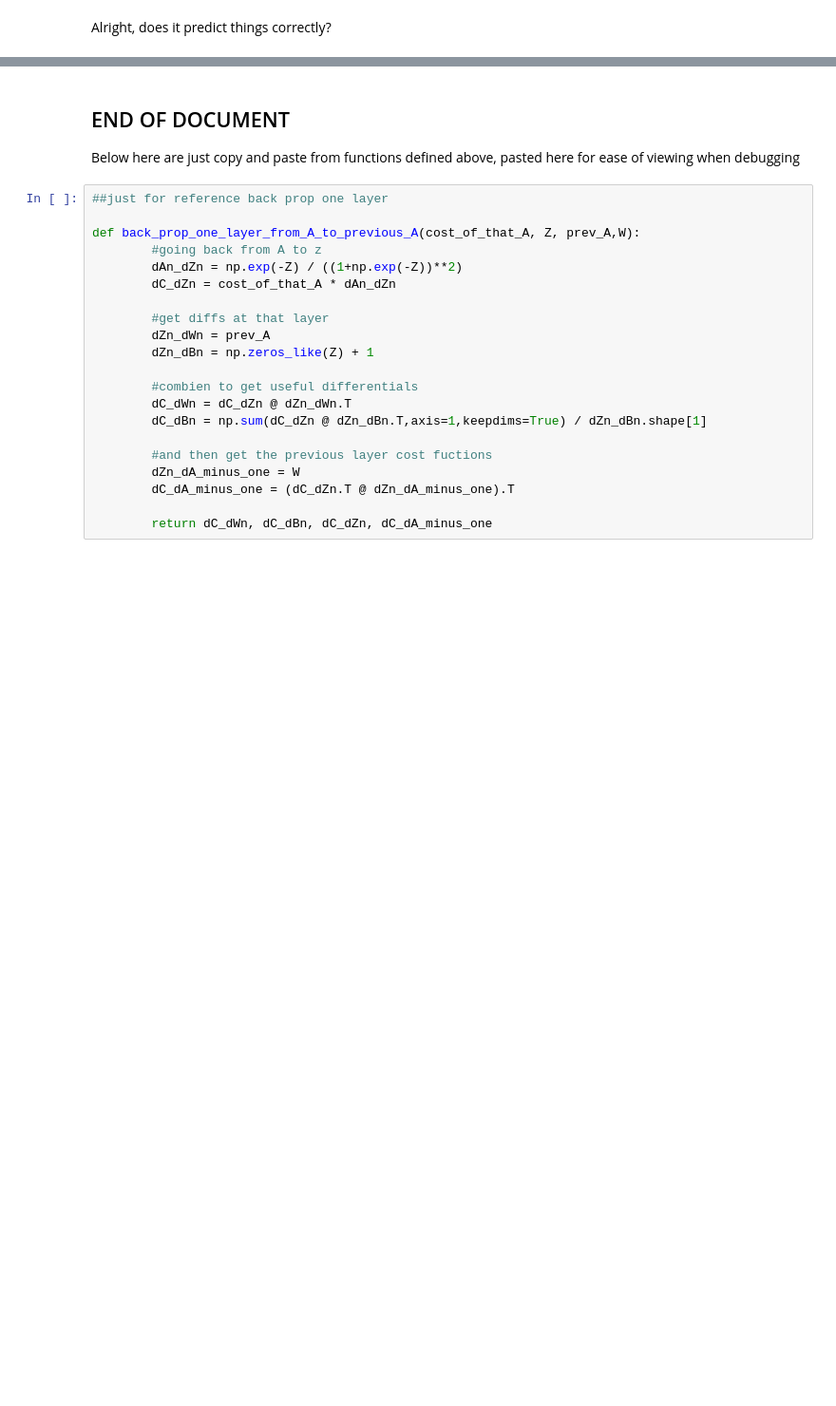
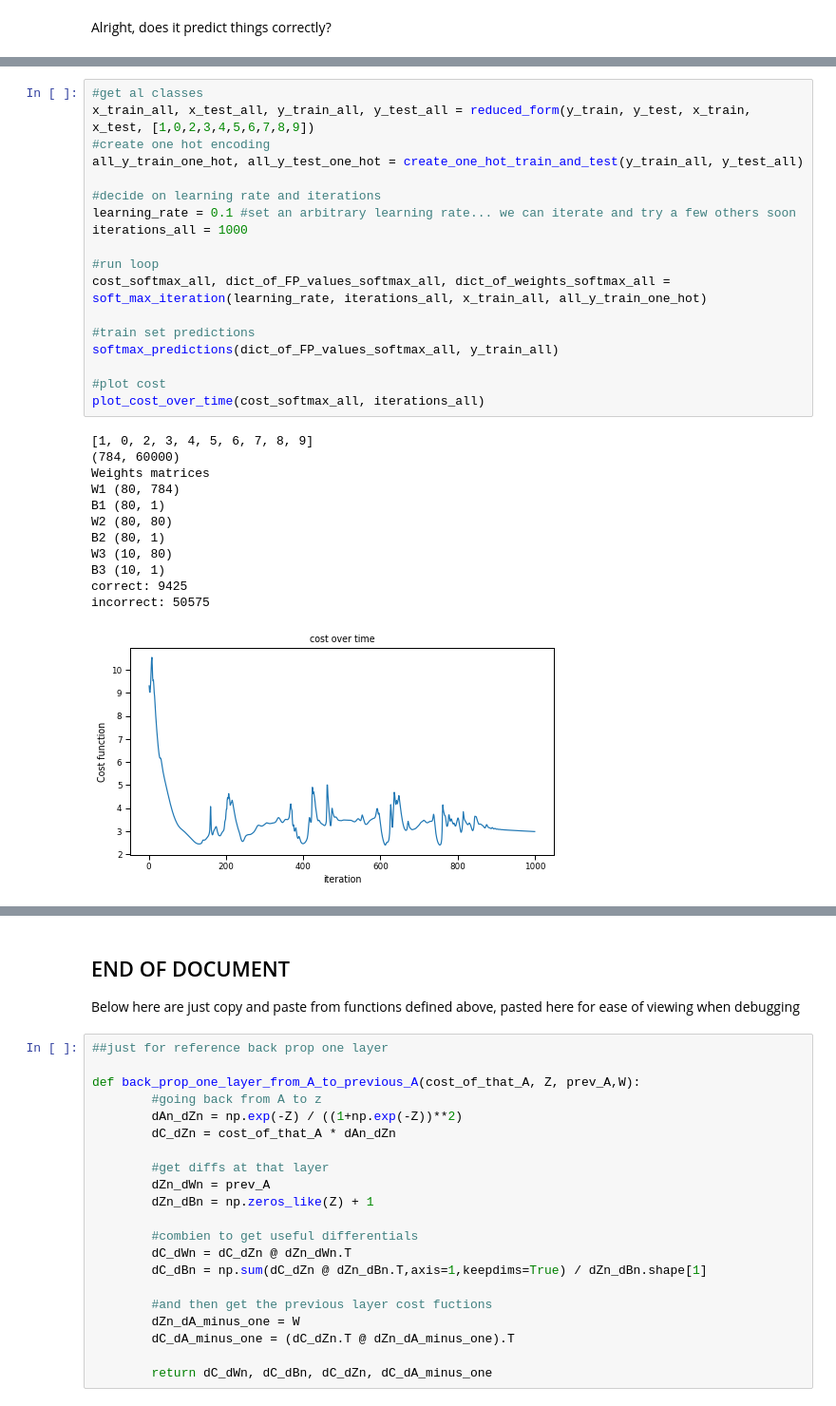
Before and after one commit to jakelourie1502/Neural_network_from_scratch, a Jupyter notebook: mnist_neural_net_from_scratch.ipynb, the cells around one changed output, grey strips where cells are left out. Shown at 95% size. Saved outputs shown, nothing was run; the diff lists cells and outputs as text; blank space fills up the shorter version.

```diff
--- a/mnist_neural_net_from_scratch.ipynb
+++ b/mnist_neural_net_from_scratch.ipynb
@@ -594,0 +645,31 @@ print(5)
+# %%
+#get al classes
+x_train_all, x_test_all, y_train_all, y_test_all = reduced_form(y_train, y_test, x_train, x_test, [1,0,2,3,4,5,6,7,8,9])
+#create one hot encoding
+all_y_train_one_hot, all_y_test_one_hot = create_one_hot_train_and_test(y_train_all, y_test_all)
+
+#decide on learning rate and iterations
+learning_rate = 0.1 #set an arbitrary learning rate... we can iterate and try a few others soon
+iterations_all = 1000
+
+#run loop
+cost_softmax_all, dict_of_FP_values_softmax_all, dict_of_weights_softmax_all = soft_max_iteration(learning_rate, iterations_all, x_train_all, all_y_train_one_hot)
+
+#train set predictions
+softmax_predictions(dict_of_FP_values_softmax_all, y_train_all)
+
+#plot cost
+plot_cost_over_time(cost_softmax_all, iterations_all)
+# %% [output]
+[1, 0, 2, 3, 4, 5, 6, 7, 8, 9]
+(784, 60000)
+Weights matrices
+W1 (80, 784)
+B1 (80, 1)
+W2 (80, 80)
+B2 (80, 1)
+W3 (10, 80)
+B3 (10, 1)
+correct: 9425
+incorrect: 50575
+[figure, added]
```
Also changed, not shown: parts of 18 cells of this notebook.
